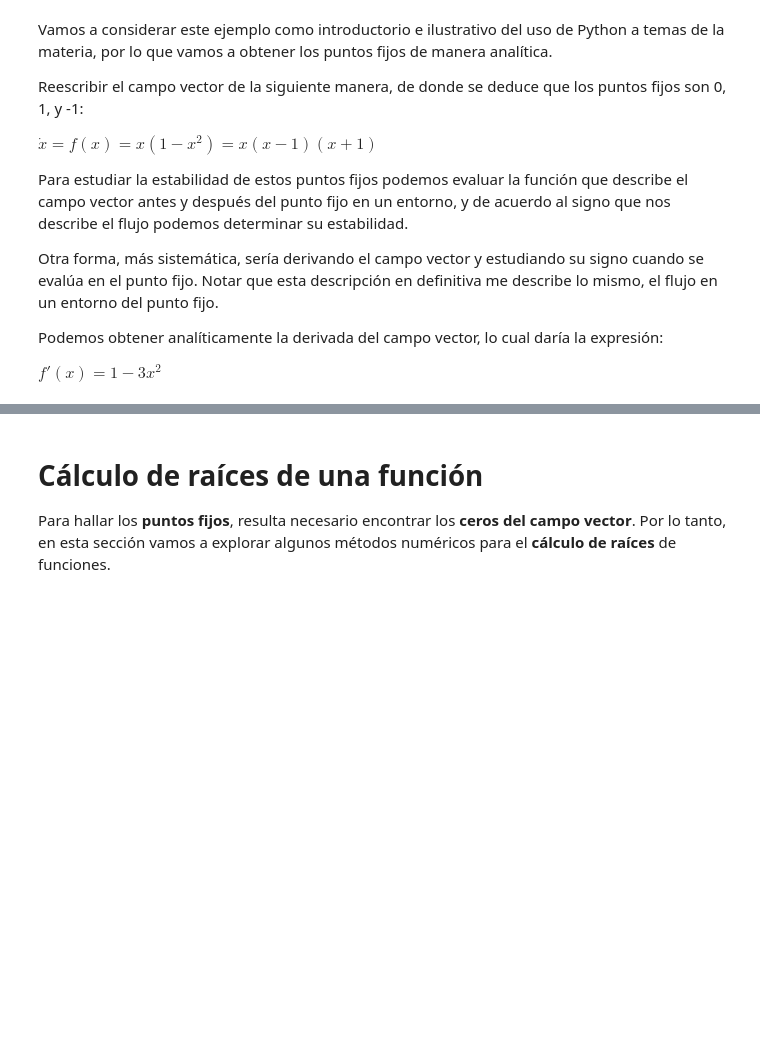
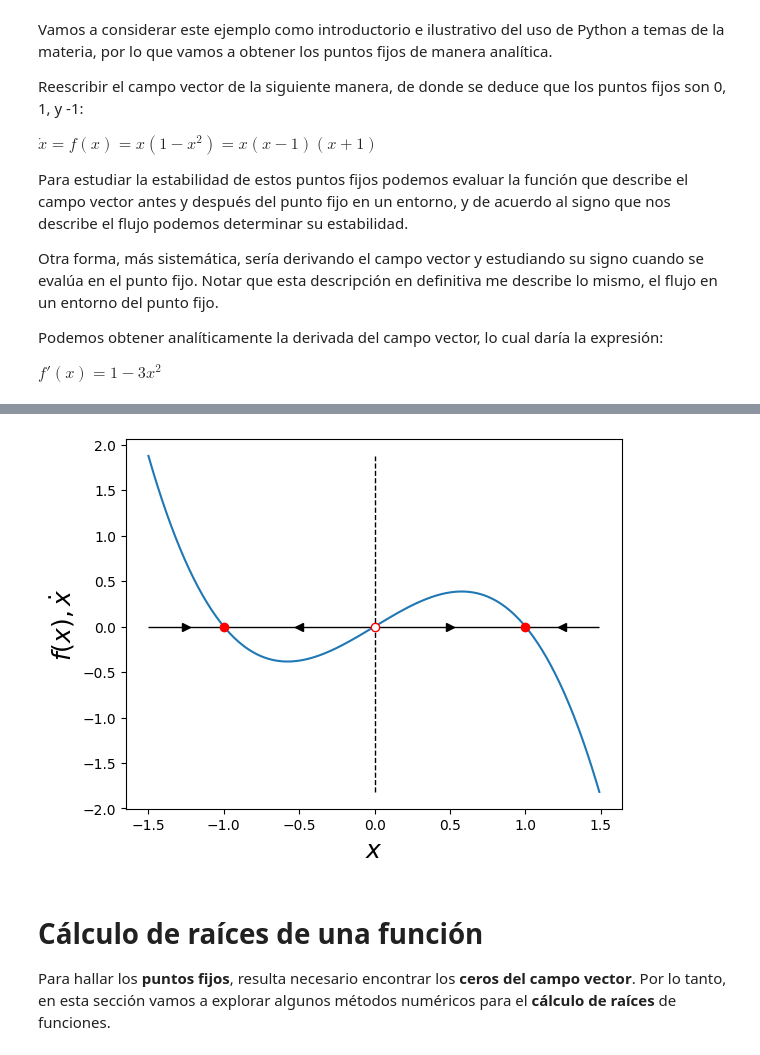
Before and after one commit to SantiDrelewicz/Data-Science, a Jupyter notebook: Introduccion al modelado continuo/Laboratorio Numérico/Colabs/nb01_Raices.ipynb, the cells around one changed output, grey strips where cells are left out. Cells and saved outputs as stored; diff of their text form; code cells hidden in the pictures; blank space fills up the shorter version.

```diff
--- a/Introduccion al modelado continuo/Laboratorio Numérico/Colabs/nb01_Raices.ipynb
+++ b/Introduccion al modelado continuo/Laboratorio Numérico/Colabs/nb01_Raices.ipynb
@@ -150,27 +159,38 @@ plt.show()
 # %%
-markerfcolors = ['w', 'r']
-markerecolors = ['r', 'r']
-xmarkerstyle = ['<', '>']
+markerfcolors, markerecolors, xmarkerstyle = ('w', 'r'), ('r', 'r'), ('<', '>')
+
 plt.vlines(0, ymin=y.min(), ymax=y.max(), colors='k', ls='--', lw=1)
 plt.hlines(0, xmin=x.min(), xmax=x.max(), colors='k', ls='-', lw=1)
 plt.plot(x, y)
 
-for p in np.arange(len(puntosfijos)):
-    puntosfijos_sorted = np.sort(puntosfijos)
-    if puntosfijos_sorted[p] == puntosfijos_sorted.min():
-        x_markers_tmp = [x[0]+(puntosfijos_sorted[p]-x[0])/2]
-    elif puntosfijos_sorted[p] == puntosfijos_sorted.max():
-        x_markers_tmp = [x[-1]-(x[-1]-puntosfijos[p])/2]
+puntosfijos_sorted = np.sort(puntosfijos)
+for i in range(len(puntosfijos_sorted)):
+
+    if puntosfijos_sorted[i] == puntosfijos_sorted.min():
+        x_markers_tmp = [x[0] + (puntosfijos_sorted[i] - x[0])/2]
+    elif puntosfijos_sorted[i] == puntosfijos_sorted.max():
+        x_markers_tmp = [x[-1] - (x[-1] - puntosfijos_sorted[i])/2]
     else:
-        x_markers_tmp = [puntosfijos_sorted[p]-(puntosfijos_sorted[p]-puntosfijos_sorted[p-1])/2,
-                        puntosfijos_sorted[p]+(puntosfijos_sorted[p+1]-puntosfijos_sorted[p])/2]
-    plt.plot(puntosfijos[p], 0, marker='o',
-             markerfacecolor=markerfcolors[estabilidad[p]], markeredgecolor=markerecolors[estabilidad[p]])
-    for i in np.arange(len(x_markers_tmp)):
-        plt.plot(x_markers_tmp[i], 0, c='k', marker=xmarkerstyle[int(campovector(x_markers_tmp[i]) > 0)])
-plt.xlabel('$x$', fontsize=18)
-plt.ylabel('$f(x), \dot{x}$', fontsize=18)
+        x_markers_tmp = [
+            puntosfijos_sorted[i] - (puntosfijos_sorted[i] - puntosfijos_sorted[i-1])/2,
+            puntosfijos_sorted[i] + (puntosfijos_sorted[i+1] - puntosfijos_sorted[i])/2
+        ]
+
+    plt.plot(puntosfijos_sorted[i], 0, marker='o',
+             markerfacecolor=markerfcolors[estabilidad[i]],
+             markeredgecolor=markerecolors[estabilidad[i]])
+
+    for j in np.arange(len(x_markers_tmp)):
+        plt.plot(
+            x_markers_tmp[j], 0, c='k',
+            marker=xmarkerstyle[int(campovector(x_markers_tmp[j]) > 0)]
+        )
+
+plt.xlabel(r'$x$', fontsize=18)
+plt.ylabel(r'$f(x), \dot{x}$', fontsize=18)
 plt.show()
+# %% [output]
+[figure, added]
 # %% [markdown]
 # Cálculo de raíces de una función
 
```
Also changed, not shown: parts of 63 cells of this notebook.
